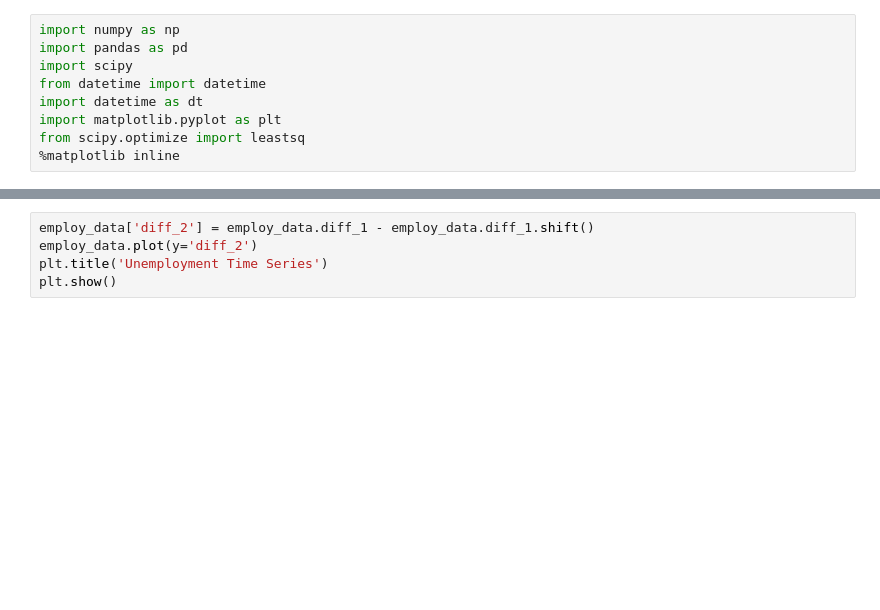
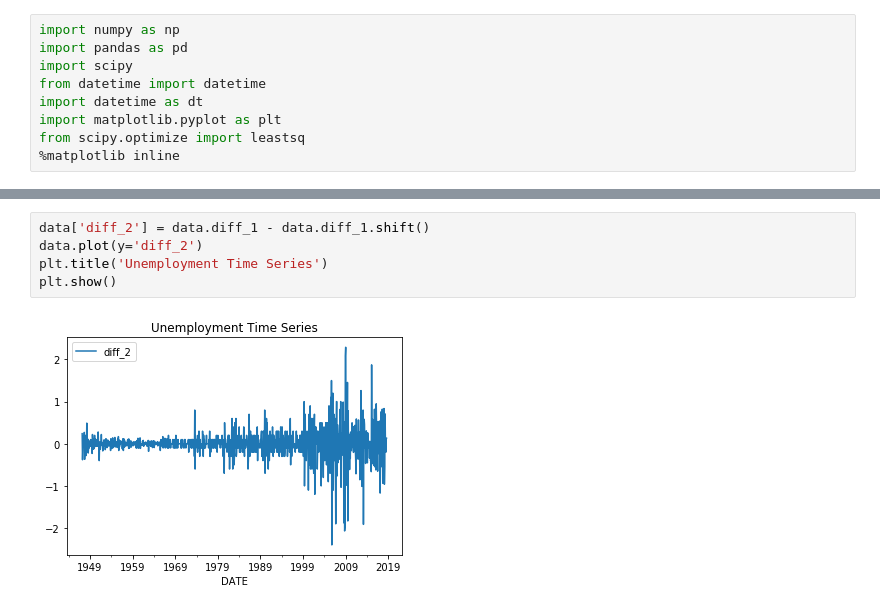
Before and after one commit to mhuh22/Thinkful, a Jupyter notebook: Bootcamp/Unit 6/Lesson 1- Time Series/Challenge 6.1.6. Time Series Analysis - CPI.ipynb, the cells around one changed output, grey strips where cells are left out. Cells and saved outputs as stored; diff of their text form; blank space fills up the shorter version.

```diff
--- a/Bootcamp/Unit 6/Lesson 1- Time Series/Challenge 6.1.6. Time Series Analysis - CPI.ipynb
+++ b/Bootcamp/Unit 6/Lesson 1- Time Series/Challenge 6.1.6. Time Series Analysis - CPI.ipynb
@@ -61,7 +61,9 @@ AttributeError: 'DataFrame' object has no attribute 'unemployment_rate'
 # %%
-employ_data['diff_2'] = employ_data.diff_1 - employ_data.diff_1.shift()
-employ_data.plot(y='diff_2')
+data['diff_2'] = data.diff_1 - data.diff_1.shift()
+data.plot(y='diff_2')
 plt.title('Unemployment Time Series')
 plt.show()
+# %% [output]
+[figure, added]
 # %%
 from statsmodels.tsa.stattools import pacf
```
Also changed, not shown: parts of 18 cells of this notebook.
